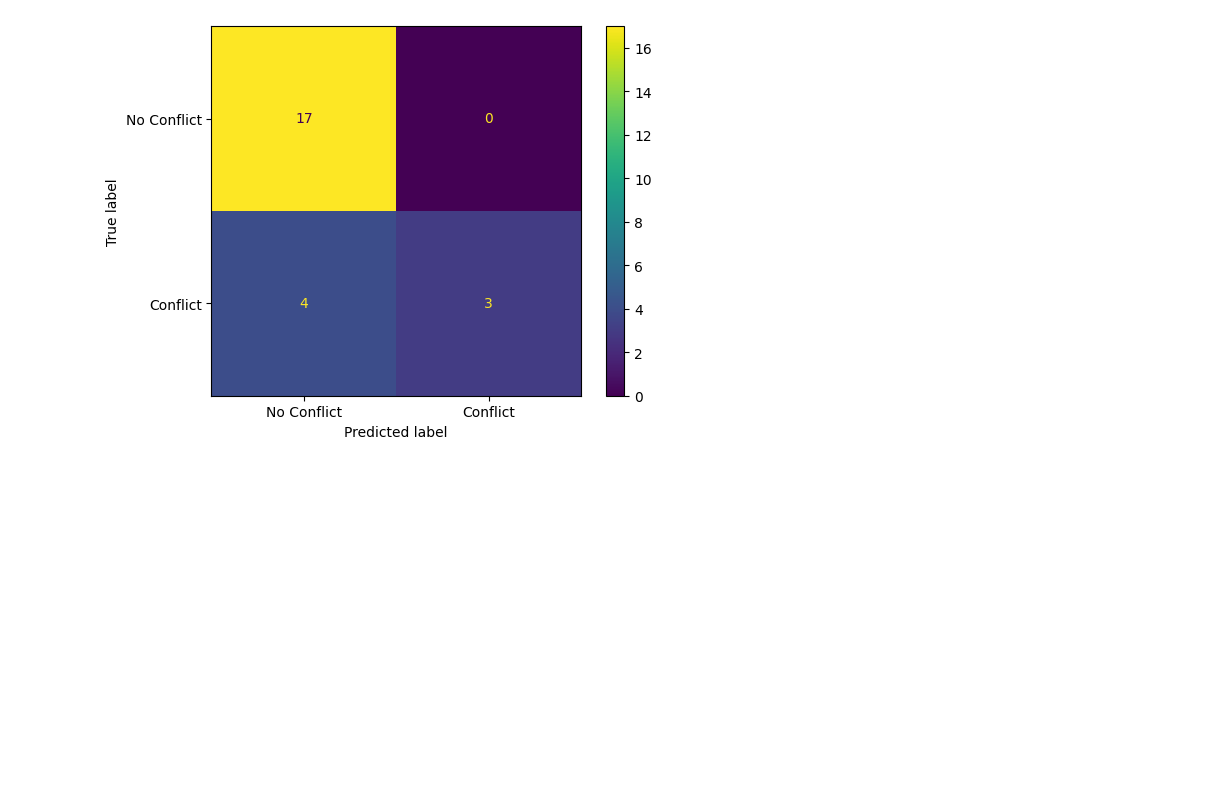
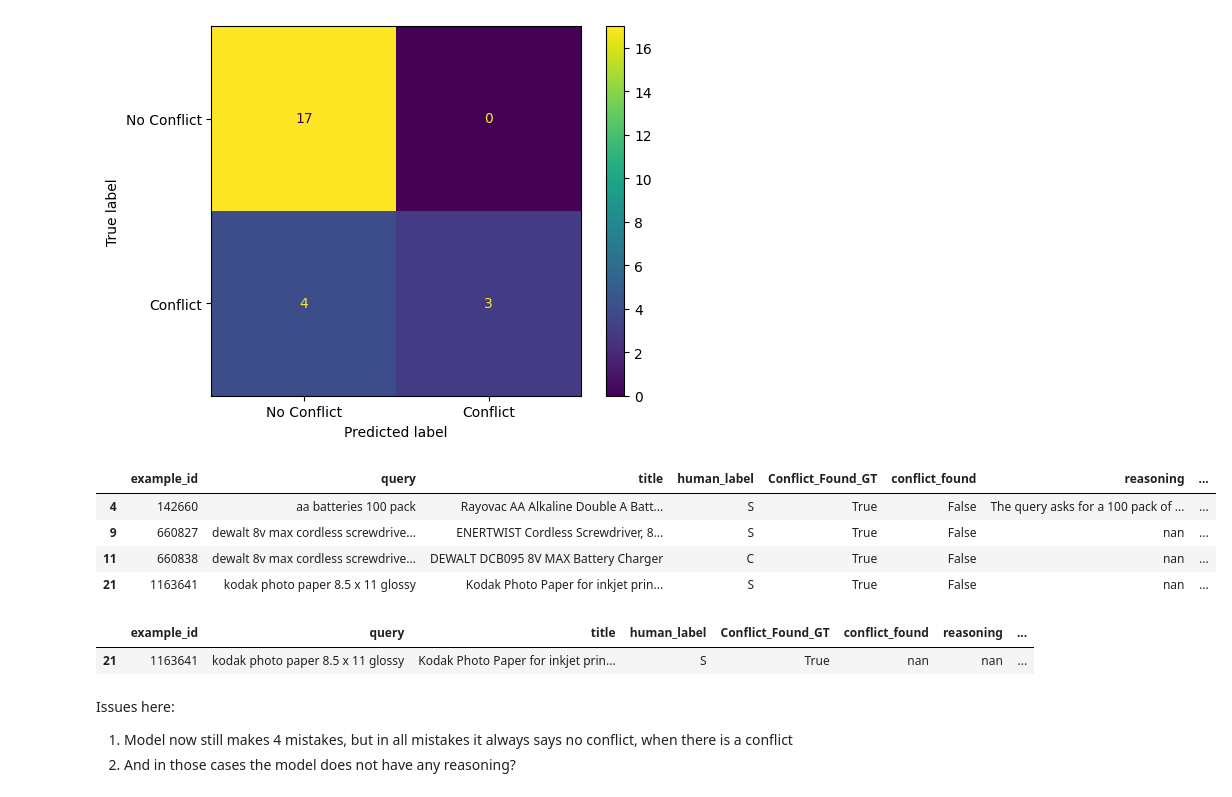
Before and after one commit to eashanchawla/ESCI-data-verficaition, a Jupyter notebook: notebooks/02_prompt_testing.ipynb, the cells around one changed output. Drawn from its saved outputs; the diff is of its cells as text; code cells hidden in the pictures; blank space fills up the shorter version.

```diff
--- a/notebooks/02_prompt_testing.ipynb
+++ b/notebooks/02_prompt_testing.ipynb
@@ -126,3 +132,16 @@ score_against_human(merged_data_qwen)
    macro avg       0.90      0.71      0.75        24
 weighted avg       0.87      0.83      0.81        24
 [figure]
+# %%
+show(merged_data_qwen[merged_data_qwen.conflict_found != merged_data_qwen.Conflict_Found_GT])
+# %% [output]
+|  | example_id | query | title | human_label | Conflict_Found_GT | conflict_found | reasoning | ... |
+| 4 | 142660 | aa batteries 100 pack | Rayovac AA Alkaline Double A Batt... | S | True | False | The query asks for a 100 pack of ... | ... |
+| 9 | 660827 | dewalt 8v max cordless screwdrive... | ENERTWIST Cordless Screwdriver, 8... | S | True | False | nan | ... |
+| 11 | 660838 | dewalt 8v max cordless screwdrive... | DEWALT DCB095 8V MAX Battery Charger | C | True | False | nan | ... |
+| 21 | 1163641 | kodak photo paper 8.5 x 11 glossy | Kodak Photo Paper for inkjet prin... | S | True | False | nan | ... |
+# %%
+show(merged_data[merged_data.example_id == 1163641])
+# %% [output]
+|  | example_id | query | title | human_label | Conflict_Found_GT | conflict_found | reasoning | ... |
+| 21 | 1163641 | kodak photo paper 8.5 x 11 glossy | Kodak Photo Paper for inkjet prin... | S | True | nan | nan | ... |
@@ -129,3 +162,7 @@ weighted avg       0.87      0.83      0.81        24
+# %% [markdown]
+Issues here:
+1. Model now still makes 4 mistakes, but in all mistakes it always says no conflict, when there is a conflict
+2. And in those cases the model does not have any reasoning?
 # %%
 v0_qwen_labels = run_experiment(random_sample_df.head(1), gemma_v0, 'qwen_labels_v0_random')
 # %%
```
Also changed, not shown: parts of 14 cells of this notebook, 3 other files.
